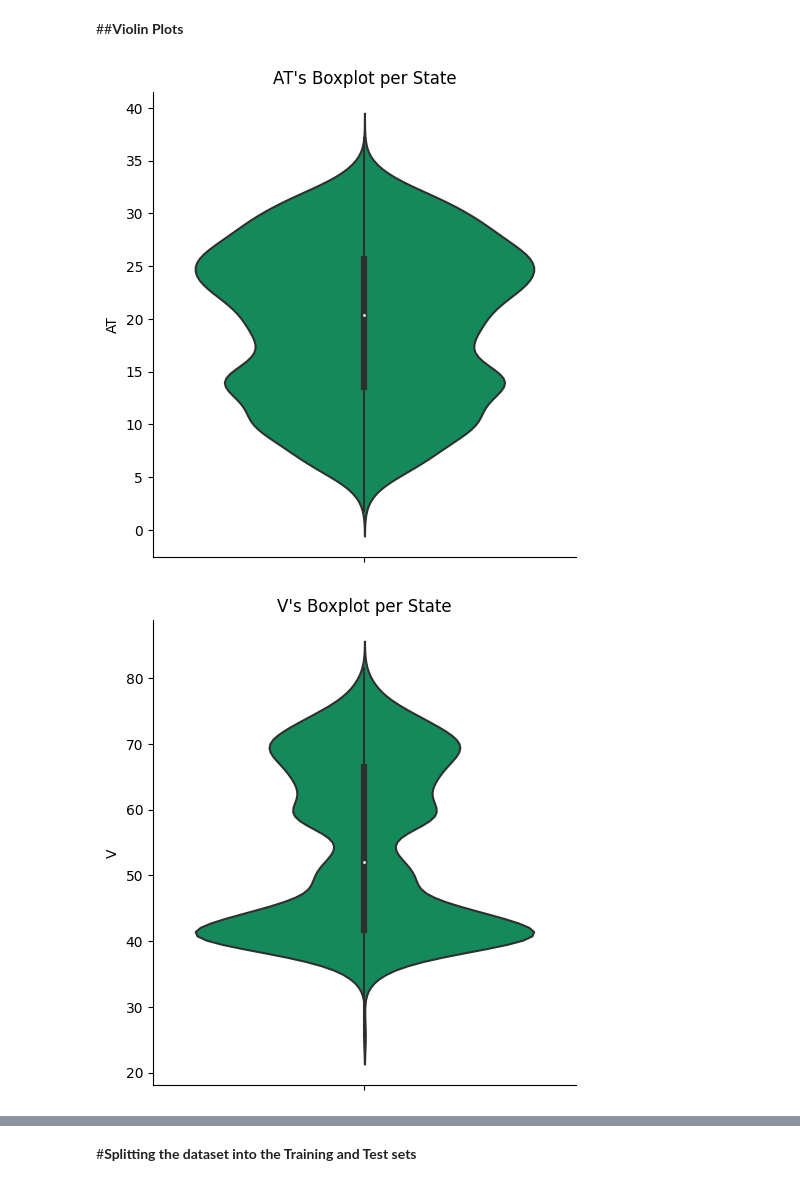
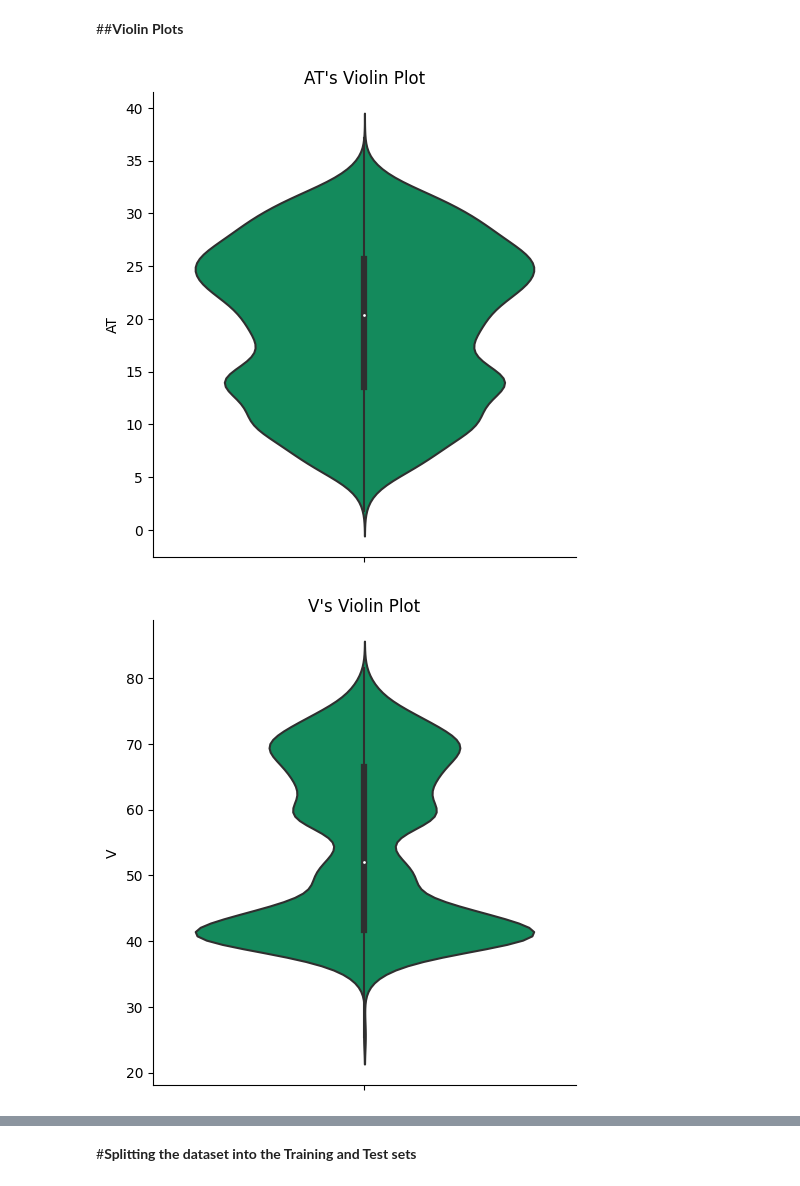
Before and after one commit to SantiagoMorenoV/Combined-Cycle-Power-Plant, a Jupyter notebook: Models/Combined_Cycle_Power_Plant_Polynomial_Reg.ipynb, the cells around one changed output, grey strips where cells are left out. Cells and saved outputs as stored; diff of their text form; code cells hidden in the pictures.

```diff
--- a/Models/Combined_Cycle_Power_Plant_Polynomial_Reg.ipynb
+++ b/Models/Combined_Cycle_Power_Plant_Polynomial_Reg.ipynb
@@ -80,6 +80,6 @@ for var in variables:
 # Creting Boxplots
 for var in variables:
   sns.catplot(data=dataset, y = var, kind = "box", color = "#009E60")
-  plt.title("{}'s Boxplot per State".format(var))
+  plt.title("{}'s Boxplot".format(var))
   plt.show()
 # %% [output]
@@ -93,9 +93,9 @@ for var in variables:
 # %%
 # Creting Boxplots
 for var in variables:
   sns.catplot(data=dataset, y = var, kind = "violin", color = "#009E60")
-  plt.title("{}'s Boxplot per State".format(var))
+  plt.title("{}'s Violin Plot".format(var))
   plt.show()
 # %% [output]
-[figure, old version]
+[figure, new version]
-[figure, old version]
+[figure, new version]
```
Also changed, not shown: parts of 2 cells of this notebook.
